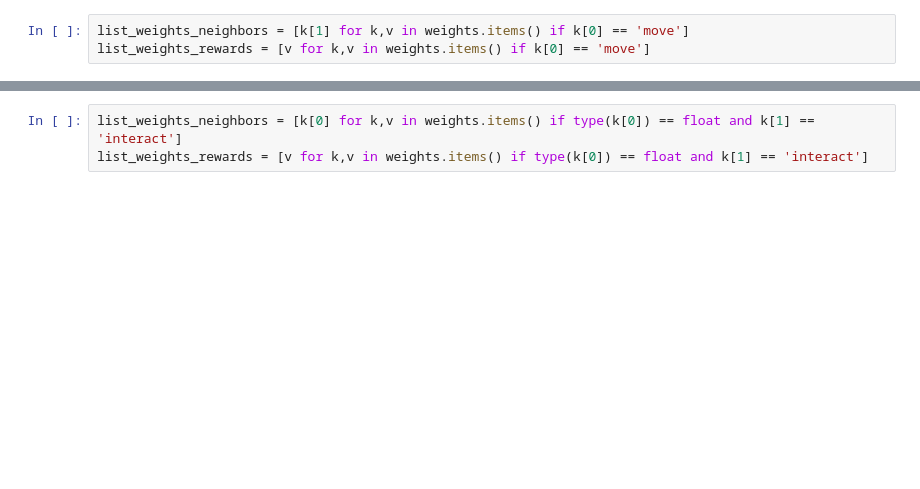
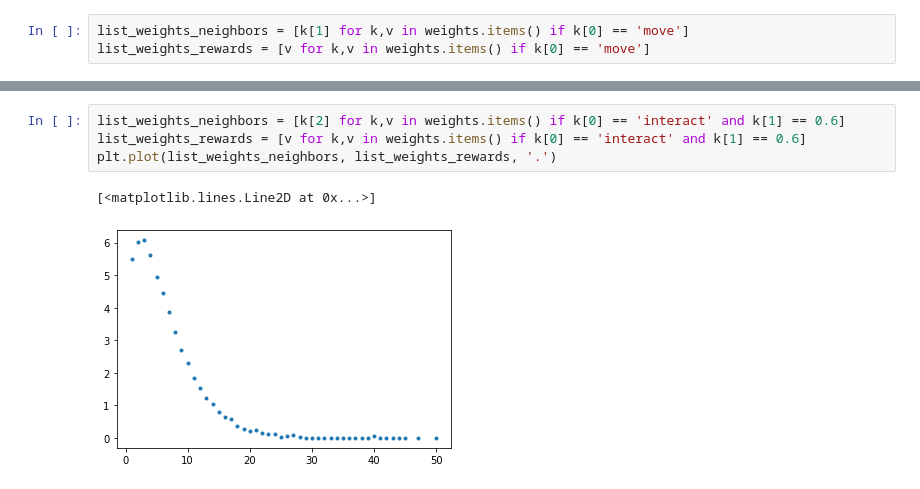
Before and after one commit to tcikezu/ideatransfer, a Jupyter notebook: plotstuff.ipynb, the cells around one changed output, grey strips where cells are left out. Drawn from its saved outputs; the diff is of its cells as text; blank space fills up the shorter version.

```diff
--- a/plotstuff.ipynb
+++ b/plotstuff.ipynb
@@ -174,3 +71,7 @@ plt.savefig('Rewards vs agreement with neighbors, if action is to move to random
 # %%
-list_weights_neighbors = [k[0] for k,v in weights.items() if type(k[0]) == float and k[1] == 'interact']
-list_weights_rewards = [v for k,v in weights.items() if type(k[0]) == float and k[1] == 'interact']
+list_weights_neighbors = [k[2] for k,v in weights.items() if k[0] == 'interact' and k[1] == 0.6]
+list_weights_rewards = [v for k,v in weights.items() if k[0] == 'interact' and k[1] == 0.6]
+plt.plot(list_weights_neighbors, list_weights_rewards, '.')
+# %% [output]
+[<matplotlib.lines.Line2D at 0x...>]
+[figure, added]
```
Also changed, not shown: parts of 40 cells of this notebook, 6 other files.
